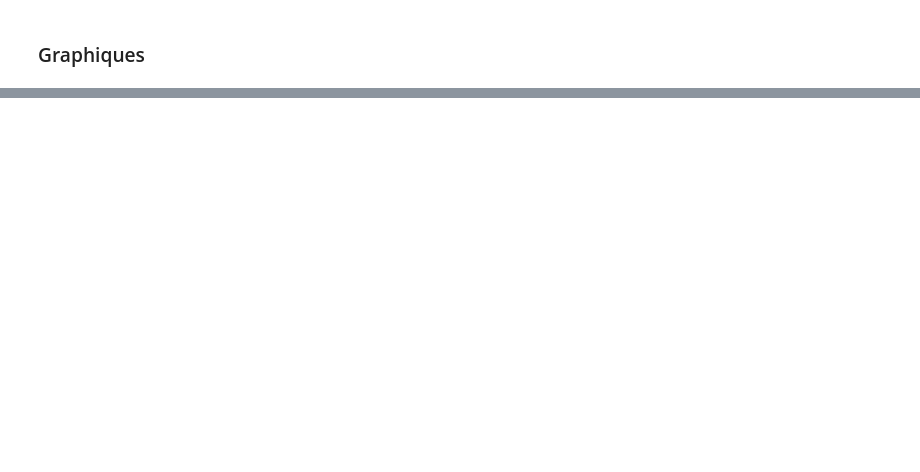
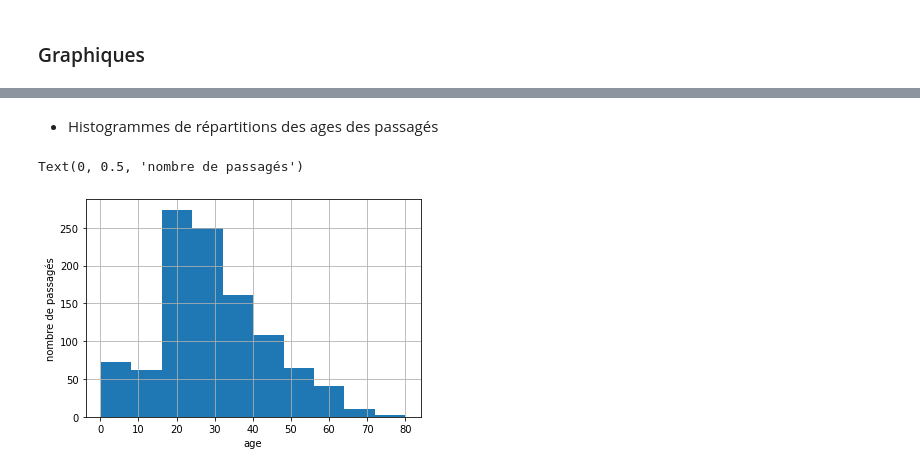
Before and after one commit to Syllaweg/Datascience_toolkit, a Jupyter notebook: Pandas/analyse_Ds_titanic.ipynb, the cells around one changed output, grey strips where cells are left out. Saved outputs shown, nothing was run; the diff lists cells and outputs as text; code cells hidden in the pictures; blank space fills up the shorter version.

```diff
--- a/Pandas/analyse_Ds_titanic.ipynb
+++ b/Pandas/analyse_Ds_titanic.ipynb
@@ -122,0 +139,10 @@ On observe le nombre de passager par classe 1, 2 ou 3
+# %% [markdown]
+- Histogrammes de répartitions des ages des passagés
+# %%
+data_dropna['age'].hist()
+
+plt.xlabel('age')
+plt.ylabel('nombre de passagés')
+# %% [output]
+Text(0, 0.5, 'nombre de passagés')
+[figure, added]
```
Also changed, not shown: parts of 17 cells of this notebook.
